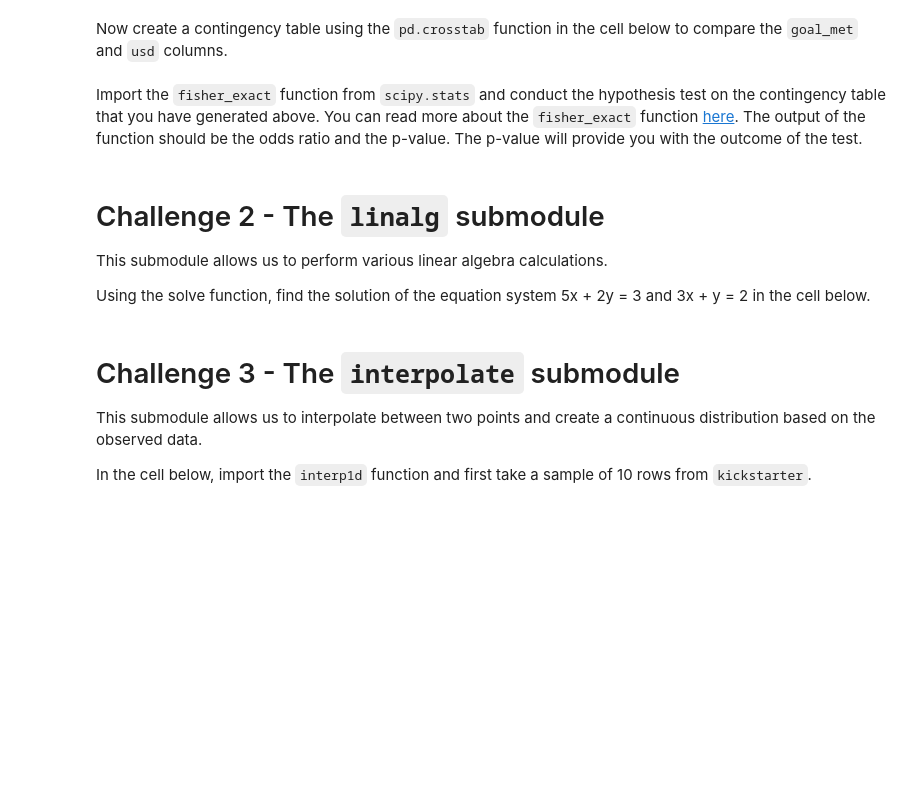
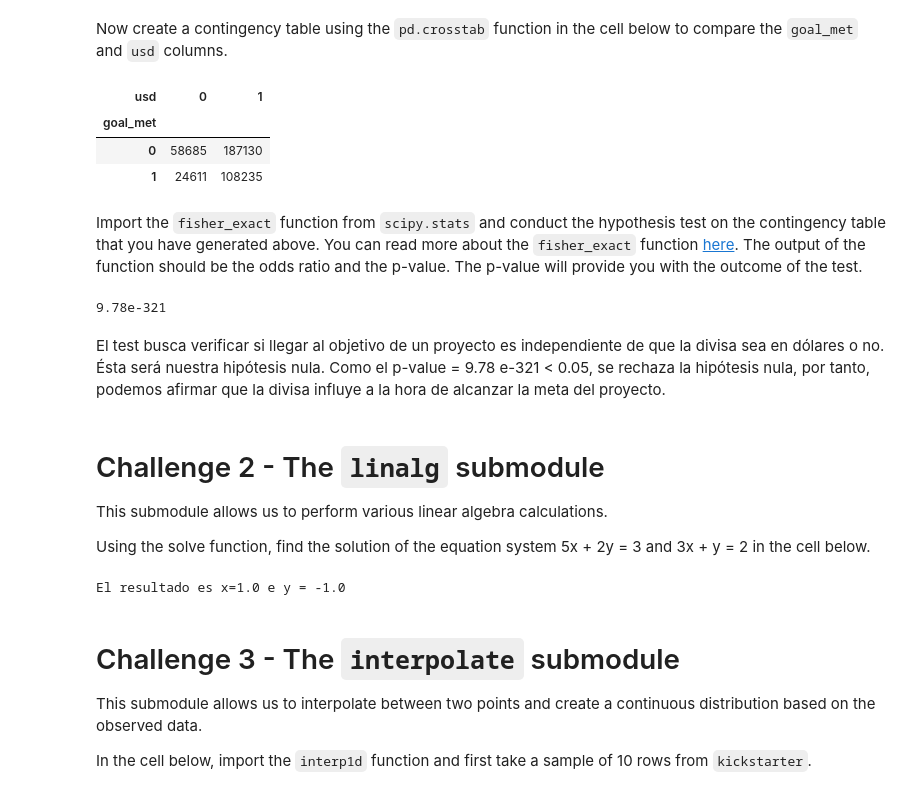
Before and after one commit to ironhack-datalabs/datamad0320, a Jupyter notebook: module-2/lab-intro-to-scipy/your-code/main.ipynb, the cells around one changed output. Cells and saved outputs as stored; diff of their text form; code cells hidden in the pictures; blank space fills up the shorter version.

```diff
--- a/module-2/lab-intro-to-scipy/your-code/main.ipynb
+++ b/module-2/lab-intro-to-scipy/your-code/main.ipynb
@@ -84,5 +83,14 @@ kickstarter["usd"].head()
 Name: usd, dtype: int64
 # %% [markdown]
 Now create a contingency table using the `pd.crosstab` function in the cell below to compare the `goal_met` and `usd` columns.
+# %%
+# Tabla de contingencia
+tabla_cont = pd.crosstab(kickstarter.goal_met, kickstarter.usd)
+tabla_cont
+# %% [output]
+| usd | 0 | 1 |
+| goal_met |  |  |
+| 0 | 58685 | 187130 |
+| 1 | 24611 | 108235 |
 # %% [markdown]
 Import the `fisher_exact` function from `scipy.stats` and conduct the hypothesis test on the contingency table that you have generated above. You can read more about the `fisher_exact` function [here](https://docs.scipy.org/doc/scipy/reference/generated/scipy.stats.fisher_exact.html#scipy.stats.fisher_exact). The output of the function should be the odds ratio and the p-value. The p-value will provide you with the outcome of the test.
@@ -91,3 +97,12 @@ Import the `fisher_exact` function from `scipy.stats` and conduct the hypothesis
+# %%
+from scipy.stats import fisher_exact
+
+oddsratio, pvalue = stats.fisher_exact([tabla_cont[0], tabla_cont[1]])
+print(pvalue)
+# %% [output]
+9.78e-321
+# %% [markdown]
+El test busca verificar si llegar al objetivo de un proyecto es independiente de que la divisa sea en dólares o no. Ésta será nuestra hipótesis nula. Como el p-value = 9.78 e-321 < 0.05, se rechaza la hipótesis nula, por tanto, podemos afirmar que la divisa influye a la hora de alcanzar la meta del proyecto.
 # %% [markdown]
 # Challenge 2 - The `linalg` submodule
 
@@ -99,3 +112,20 @@ Using the solve function, find the solution of the equation system 5x + 2y = 3 a
+# %%
+from scipy import linalg
+# Crear los arrays con las igualdades
+A = np.asarray([
+    [5, 2],
+    [3, 1]
+])
+R = np.asarray([
+    [3],
+    [2]
+])
+# Resolver el sistema de ecuaciones
+resultado = linalg.solve(A,R)
+[x], [y] = resultado
+print(f"El resultado es x={round(x)} e y = {round(y)}")
+# %% [output]
+El resultado es x=1.0 e y = -1.0
 # %% [markdown]
 # Challenge 3 - The `interpolate` submodule
 
```
Also changed, not shown: parts of 13 cells of this notebook.
